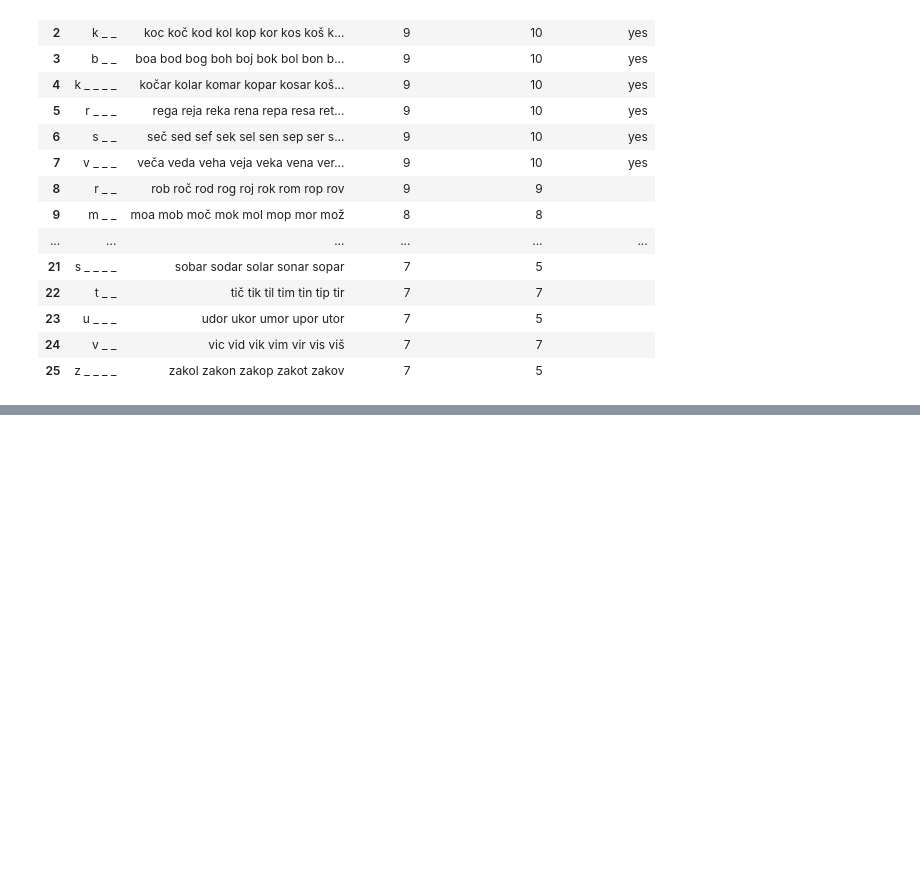
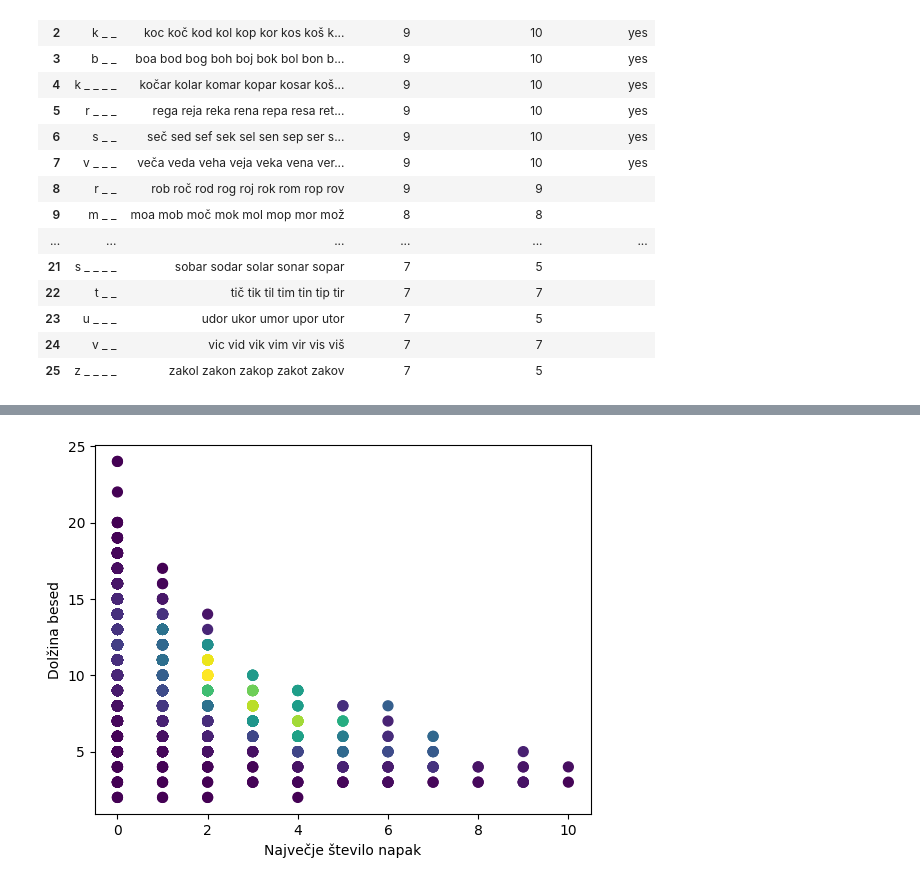
Before and after one commit to Smrt666/Vislice, a Jupyter notebook: vislice.ipynb, the cells around one changed output, grey strips where cells are left out. Cells and saved outputs as stored; diff of their text form; code cells hidden in the pictures; blank space fills up the shorter version.

```diff
--- a/vislice.ipynb
+++ b/vislice.ipynb
@@ -312,0 +392,21 @@ v kateri se besede razlikujejo le v eni črki na enem mestu. Prav tako se te čr
+# %%
+x = strategies_info["worst_case_mistakes"]
+y = strategies_info["pattern"].apply(lambda x: x.count(" ") + 1)
+
+# Calculate the point density
+counts = {}
+for i, j, m in zip(x, y, strategies_info["words_count"]):
+    counts[(i, j)] = counts.get((i, j), 0) + m
+z = np.array([counts[(i, j)] for i, j in zip(x, y)])
+
+# Sort the points by density, so that the densest points are plotted last - on top
+idx = z.argsort()
+x, y, z = x[idx], y[idx], z[idx]
+
+fig, ax = plt.subplots()
+ax.scatter(x, y, c=z, s=50)
+plt.xlabel("Največje število napak")
+plt.ylabel("Dolžina besed")
+plt.show()
+# %% [output]
+[figure, added]
```
Also changed, not shown: parts of 10 cells of this notebook, 1 other file.
